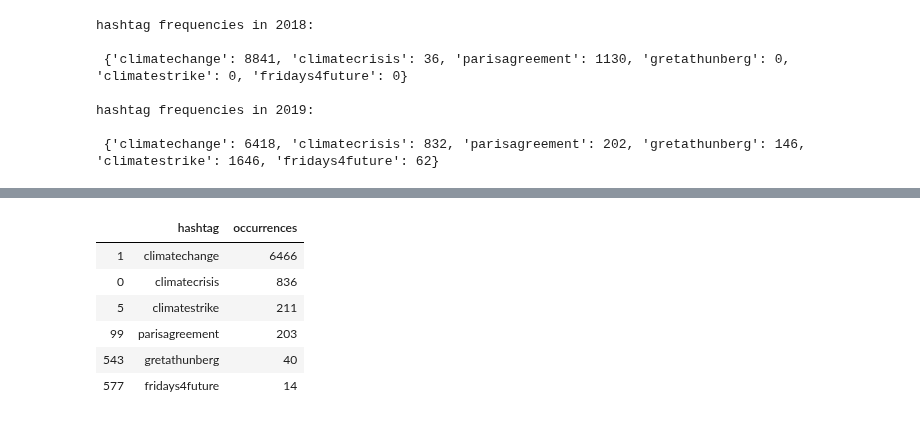
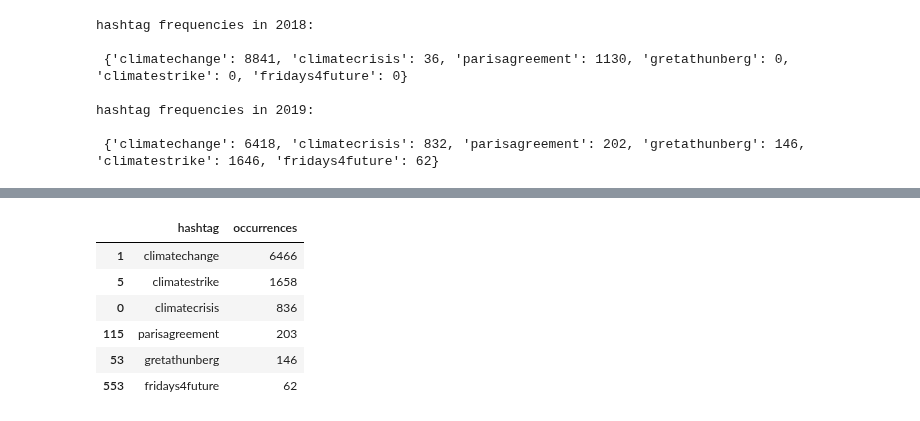
Before and after one commit to Mmiglio/ClimateAction, a Jupyter notebook: hashtags_greta.ipynb, the cells around one changed output, grey strips where cells are left out. Cells and saved outputs as stored; diff of their text form; code cells hidden in the pictures.

Commit message:
hashtag_greta riordinato e semplificato

```diff
--- a/hashtags_greta.ipynb
+++ b/hashtags_greta.ipynb
@@ -94,15 +63,3 @@ hashtag frequencies in 2018:
 hashtag frequencies in 2019:
 
  {'climatechange': 6418, 'climatecrisis': 832, 'parisagreement': 202, 'gretathunberg': 146, 'climatestrike': 1646, 'fridays4future': 62}
-# %%
-mask = []
-
-def define_mask(row, words={"climatechange", "climatecrisis", "parisagreement"}):
-
-    hash_tweet = set(re.findall(r"#(\w+)", row.text.lower()))
-    mask.append((hash_tweet & words) != set())
-
-
-print('conditioned frequencies in 2019 (specific given neutral):', end='\n\n')
-tweets.apply(define_mask, axis=1)
-count_words_in_list(tweets[mask & (tweets.created_at.dt.year == 2019)], words_list)
@@ -117,3 +65,0 @@ conditioned frequencies in 2019 (specific given neutral):
-# %%
-top_hash = plot_hash_distribution(tweets[mask & (tweets.created_at.dt.year == 2019)],
-                       n_hash_max=25, n_hash_min=1)
@@ -121,0 +128,2 @@ top_hash = plot_hash_distribution(tweets[mask & (tweets.created_at.dt.year == 20
+# %%
+top_hash_post = filter_dataset(tweets, words=[], year=2019, n_max=25, n_min=1)
@@ -122,10 +132,10 @@ top_hash = plot_hash_distribution(tweets[mask & (tweets.created_at.dt.year == 20
 # %%
-top_hash[top_hash.hashtag.isin(words_list)]
+top_hash_post[top_hash_post.hashtag.isin(words_list)]
 # %% [output]
 |  | hashtag | occurrences |
 | 1 | climatechange | 6466 |
+| 5 | climatestrike | 1658 |
 | 0 | climatecrisis | 836 |
-| 5 | climatestrike | 211 |
-| 99 | parisagreement | 203 |
-| 543 | gretathunberg | 40 |
-| 577 | fridays4future | 14 |
+| 115 | parisagreement | 203 |
+| 53 | gretathunberg | 146 |
+| 553 | fridays4future | 62 |
```
Also changed, not shown: parts of 15 cells of this notebook.
